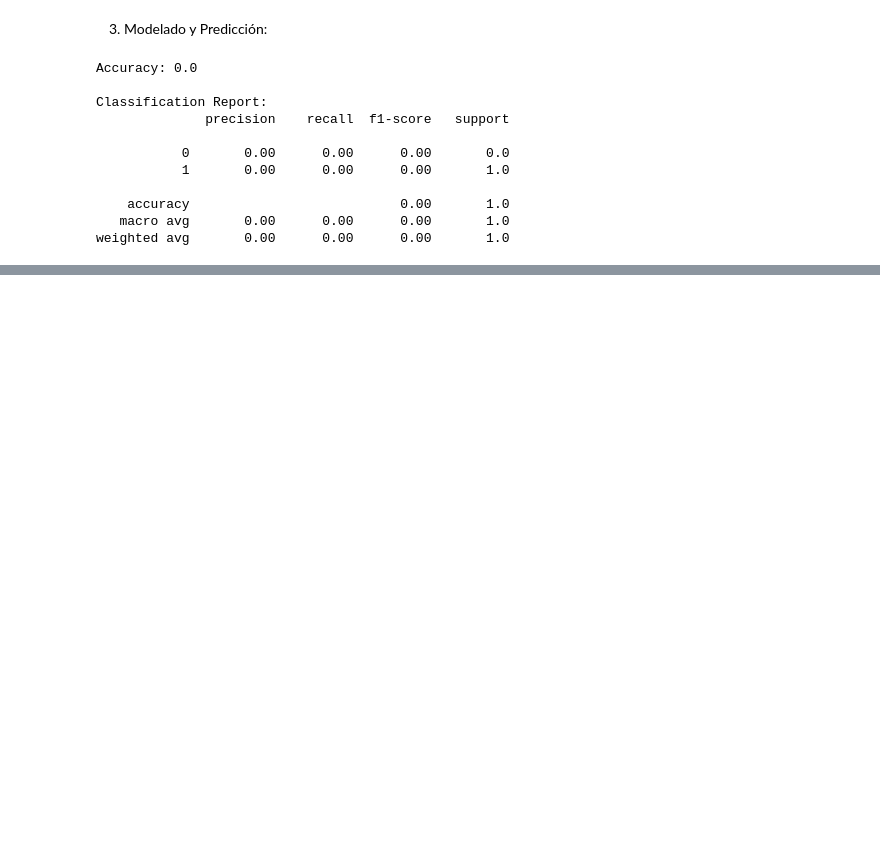
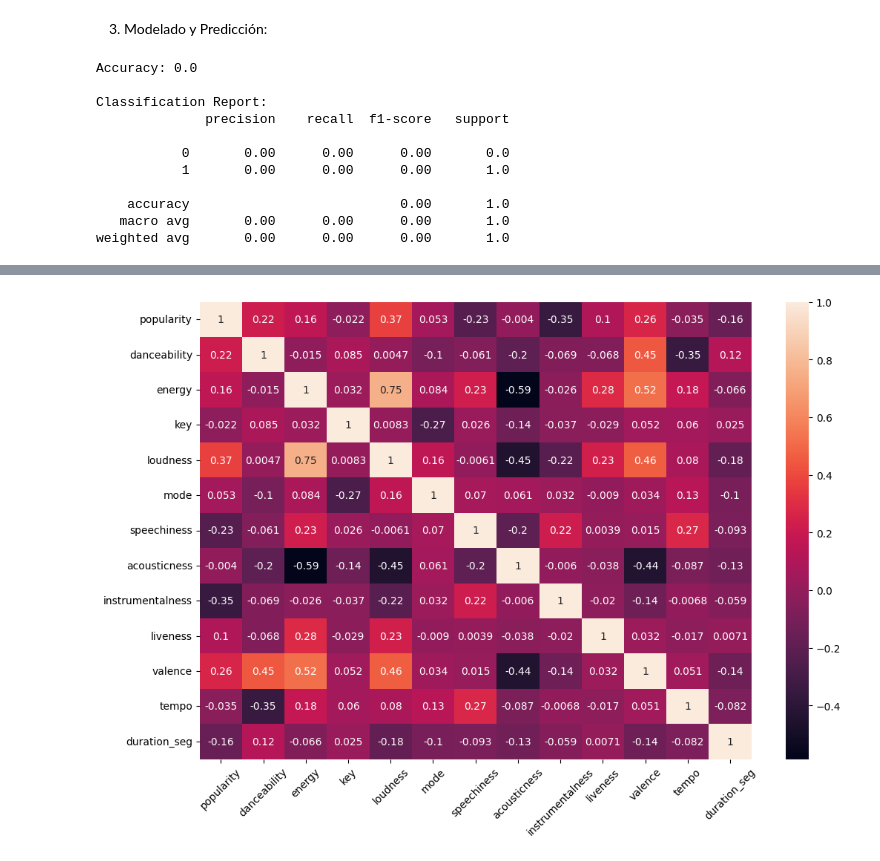
Before and after one commit to BrunoMenegozzo/DataScienceProyects, a Jupyter notebook: EjercicioConSpotify/Spotify.ipynb, the cells around one changed output, grey strips where cells are left out. Cells and saved outputs as stored; diff of their text form; code cells hidden in the pictures; blank space fills up the shorter version.

Commit message:
Get of tracks features by artist name

```diff
--- a/EjercicioConSpotify/Spotify.ipynb
+++ b/EjercicioConSpotify/Spotify.ipynb
@@ -187,0 +237,25 @@ weighted avg       0.00      0.00      0.00       1.0
+# %%
+# Artista que se busca analisar
+artist_name = "Babasonicos"
+# Example usage to get album IDs
+artist_data = get_artist_info(artist_name)
+# Get track features using your existing function
+tracks_data = [get_track_features(track_id) for track_id in artist_data['total_tracks']]  # Limit to top 100
+
+# Convert to DataFrame and print
+df_spotify = pd.DataFrame(tracks_data)
+print(df_spotify)
+
+# if artist_data['artist_id']:
+#     print(f"Artist ID: {artist_data['artist_id']}")
+#     print(f"Genres: {', '.join(artist_data['genres'])}" if artist_data['genres'] else "No genres found")
+#     print(f"Album IDs: {', '.join(artist_data['album_ids'])}")
+
+#     # Print tracks for each album
+#     for album_id, tracks in artist_data['album_tracks'].items():
+#         print(f"\nAlbum ID: {album_id}")
+#         print(f"Tracks: {', '.join(tracks)}")
+#     print(f"\nTotal_tracks: {artist_data['total_tracks']}")
+
+# else:
+#     print("Artist not found")
@@ -187,0 +280,12 @@ weighted avg       0.00      0.00      0.00       1.0
+# %%
+columna_a_eliminar = ['track_id','track_name','artist_name']
+df_heatmap = df_spotify.drop(columna_a_eliminar
+                             ,axis=1)
+correlation = df_heatmap.corr()
+plt.figure(figsize=(12, 8))
+sns.heatmap(correlation, annot=True)
+plt.xticks(rotation=45)
+plt.yticks(fontsize=10)
+plt.show()
+# %% [output]
+[figure, added]
```
Also changed, not shown: parts of 11 cells of this notebook.
